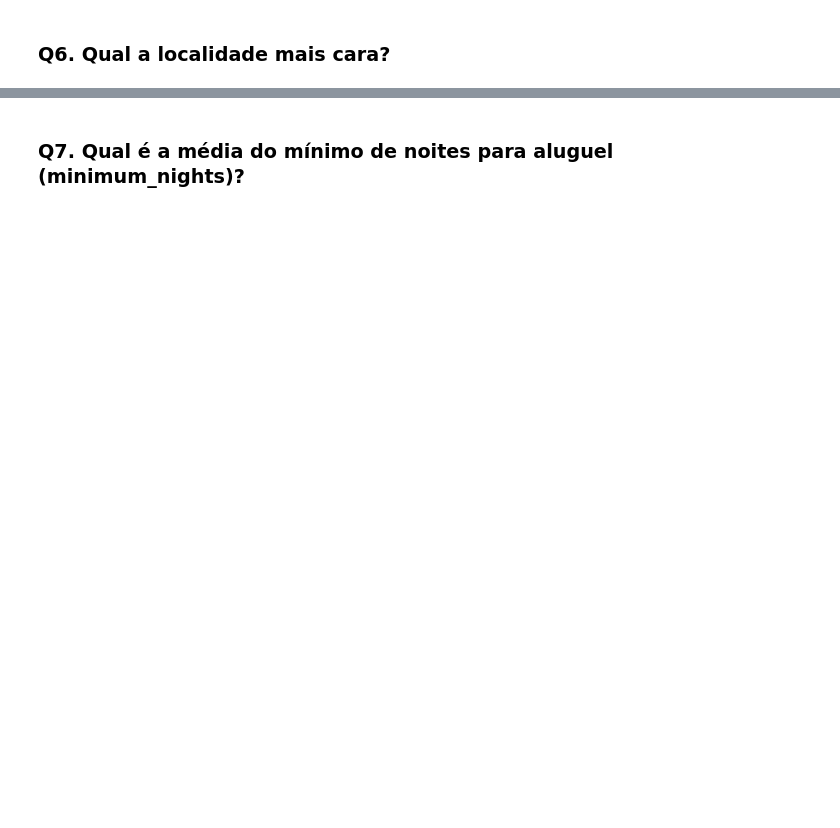
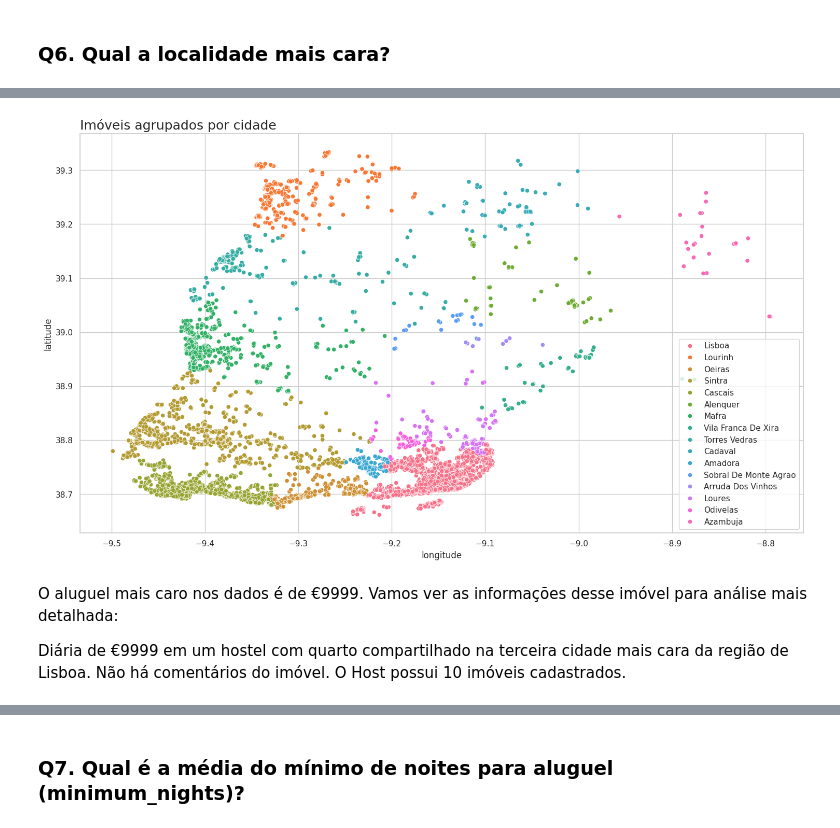
Before and after one commit to AndrielHenrique/data_science_2025, a Jupyter notebook: notebooks/Lab06_Data_Cleaning/Exercicio_Analisando_os_Dados_do_Booking.ipynb, the cells around one changed output, grey strips where cells are left out. Cells and saved outputs as stored; diff of their text form; code cells hidden in the pictures; blank space fills up the shorter version.

```diff
--- a/notebooks/Lab06_Data_Cleaning/Exercicio_Analisando_os_Dados_do_Booking.ipynb
+++ b/notebooks/Lab06_Data_Cleaning/Exercicio_Analisando_os_Dados_do_Booking.ipynb
@@ -194,0 +373,13 @@ dtype: object
+# %%
+# plotar os imóveis pela latitude-longitude
+plt.figure(figsize=(18,10))
+sns.scatterplot(data=df, x='longitude', y='latitude', hue='neighbourhood_group', legend=True)
+plt.title('Imóveis agrupados por cidade', loc='left', fontsize=18)
+plt.legend(loc='best')
+plt.show()
+# %% [output]
+[figure, added]
+# %% [markdown]
+O aluguel mais caro nos dados é de €9999. Vamos ver as informações desse imóvel para análise mais detalhada:
+
+Diária de €9999 em um hostel com quarto compartilhado na terceira cidade mais cara da região de Lisboa. Não há comentários do imóvel. O Host possui 10 imóveis cadastrados.
```
Also changed, not shown: parts of 35 cells of this notebook.
